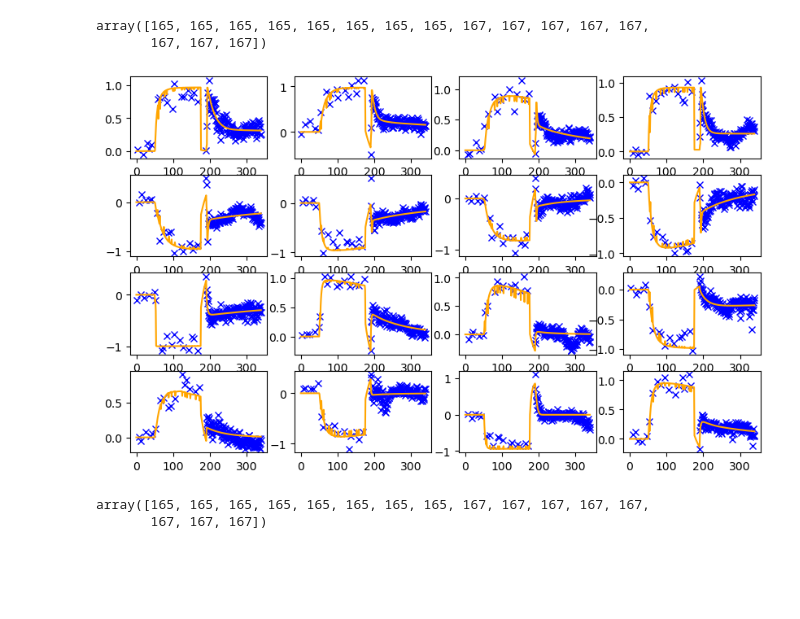
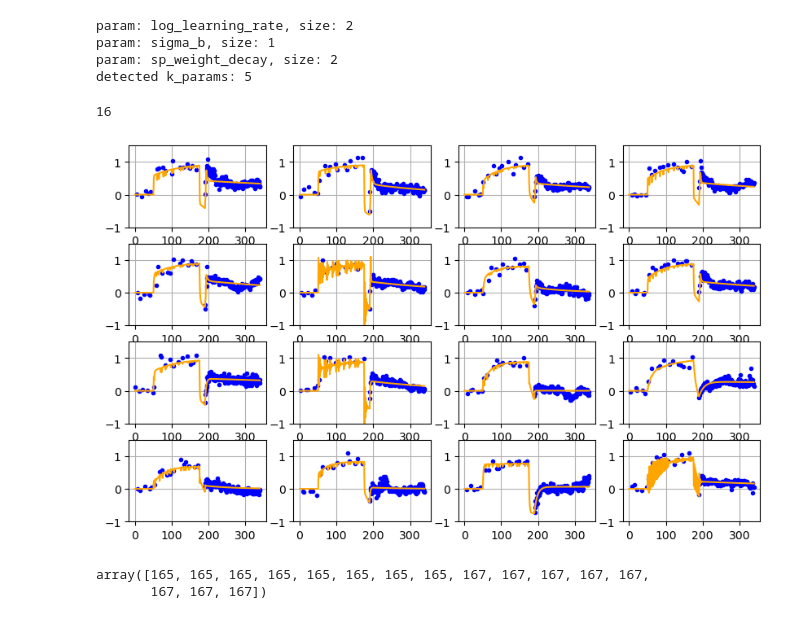
Before and after one commit to sashkarivkind/contextual_frogs, a Jupyter notebook: experimental/optim/result_view_part2.ipynb, the cells around one changed output. Drawn from its saved outputs; the diff is of its cells as text; code cells hidden in the pictures; blank space fills up the shorter version.

Commit message:
bounded lr and decay

```diff
--- a/experimental/optim/result_view_part2.ipynb
+++ b/experimental/optim/result_view_part2.ipynb
@@ -9,4 +9,37 @@ import pandas as pd
 import torch
 import os
 from stat_utils import bic_gaussian_from_rmse
-result_path = '/homes/ar2342/one_more_dir/contextual_frogs/results_part2/hello_part2_try2/'
+#result_path = '/homes/ar2342/one_more_dir/contextual_frogs/results_part2/hello_part2_try2/'
+# result_path = '/homes/ar2342/one_more_dir/contextual_frogs/results_part2/hello_part2_basicPlusInjPlusUfb/'
+# result_path = '/homes/ar2342/one_more_dir/contextual_frogs/results_part2/hello_part2_LRmin_XLsigmoidFull_noAwithUfb/'
+# result_path = '/homes/ar2342/one_more_dir/contextual_frogs/results_part2/hello_part2_LRmin_XLsigmoidFull/'
+# result_path = '/homes/ar2342/one_more_dir/contextual_frogs/results_part2/hello_part2_LRmin_XLsigmoidFRMSprop/'
+# result_path = '/homes/ar2342/one_more_dir/contextual_frogs/results_part2/hello_part2_LRmin_basicBwdCapatRMSprop/'
+# result_path = '/homes/ar2342/one_more_dir/contextual_frogs/results_part2/hello_part2_LRmin_basicBwdCapatRMSprop_inj/'
+# result_path = '/homes/ar2342/one_more_dir/contextual_frogs/results_part2/hello_part2_LRmin_basicBwdCapatRMSprop_LRflr1e/'
+# result_path = '/homes/ar2342/one_more_dir/contextual_frogs/results_part2/deleteme_u/' #U fbk
+# result_path = '/homes/ar2342/one_more_dir/contextual_frogs/results_part2/experimental_um1a/'
+# result_path = '/homes/ar2342/one_more_dir/contextual_frogs/results_part2/zz1_deleteme/'
+
+
+# result_path_aux = '/homes/ar2342/one_more_dir/contextual_frogs/results_part2/hello_part2_LRmin_basicBwdCapatRMSprop_M2noAnoLRD_injLim0p45/'
+# result_path = '/homes/ar2342/one_more_dir/contextual_frogs/results_part2/hello_part2_LRmin_basicBwdCapatRMSprop_M2noAnoLRD_inj_REDO/'
+# result_path = '/homes/ar2342/one_more_dir/contextual_frogs/results_part2/hello_part2_LRmin_basicBwdCapatRMSprop_M2noAnoLRD_inj_REDO_Noi/'
+# result_path = '/homes/ar2342/one_more_dir/contextual_frogs/results_part2/hello_part2_LRmin_basicBwdCapatRMSprop_M2noAnoLRD_inj_REDOsigmoid/'
+# result_path = '/homes/ar2342/one_more_dir/contextual_frogs/results_part2/hello_part2_LRmin_basicBwdCapatRMSprop_M2noAnoLRD_inj/'
+result_path = '/homes/ar2342/one_more_dir/contextual_frogs/results_part2/state_space_2rates/'
+
+# result_path = '/homes/ar2342/one_more_dir/contextual_frogs/results_part2/hello_part2_LRmin_basicBwdCapatRMSprop_M2noAnoLRD_inj_decCap0p3/'
+# result_path = '/homes/ar2342/one_more_dir/contextual_frogs/results_part2/hello_part2_LRmin_basicBwdCapatRMSprop_M2noAnoLRD_inj_REDO_NoiNewIC/'
+# result_path = '/homes/ar2342/one_more_dir/contextual_frogs/results_part2/hello_part2_LRmin_basicBwdCapatRMSprop_M2noAnoLRD_inj_REDO_NoiNewICSWeights/'
+
+
+# result_path = '/homes/ar2342/one_more_dir/contextual_frogs/results_part2/hello_part2_LRmin_basicBwdCapatRMSprop_M2noAnoLRD_injMU/'
+# result_path = '/homes/ar2342/one_more_dir/contextual_frogs/results_part2/hello_part2_tryMU5opt3withSaves/'
+# result_path = '/homes/ar2342/one_more_dir/contextual_frogs/results_part2/hello_part2_tryMU5opt3withSavesRMSprop/'
+# result_path = '/homes/ar2342/one_more_dir/contextual_frogs/results_part2/hello_part2_tryMU5opt3withSavesRMSprop_LRflr1em1/'
+
+
+
+# result_path = '/homes/ar2342/one_more_dir/contextual_frogs/results_part2/hello_part2_tryMulti102/'
+# result_path = '/homes/ar2342/one_more_dir/contextual_frogs/results_part2/hello_part2_tryMulti104trySchV2_m2u/'
@@ -13,3 +62,16 @@ result_path = '/homes/ar2342/one_more_dir/contextual_frogs/results_part2/hello_p
+# %%
+#read saved model parameters
+model_state_dict = torch.load(os.path.join(result_path, 'model_state_dict.pt'), map_location='cpu')
+# if result_path_aux is not None:
+#     model_state_dict_aux = torch.load(os.path.join(result_path_aux, 'model_state_dict.pt'), map_location='cpu')
+# plt.hist(model_state_dict['output_scale'].cpu().numpy(), bins=30)
+k_params = compute_k_params(model_state_dict)
+print(f'detected k_params: {k_params}')
+# %% [output]
+param: log_learning_rate, size: 2
+param: sigma_b, size: 1
+param: sp_weight_decay, size: 2
+detected k_params: 5
 # %%
 
 
@@ -31,23 +97,26 @@ best_rmse = np.min(rmse, axis=1)
 # %%
-n_samples
+subjs
 # %% [output]
-array([165, 165, 165, 165, 165, 165, 165, 165, 167, 167, 167, 167, 167,
-       167, 167, 167])
+16
 # %%
 
 plt.figure(figsize=(10, 6))
 plt.subplot(4, 4, 1)
+cnt=0
 for ii, (this_exp, this_pred) in enumerate(zip(a_exp.T, a_pred.T)):
     plt.subplot(4, 4, 1 + ii//seeds)
+    polarity = np.sign(np.nanmean(this_exp[:175]))
     if ii % seeds == 0:
-        plt.plot(this_exp,'x', label='Experimental', color='blue')
+        plt.plot(polarity*this_exp,'.', label='Experimental', color='blue')
     if ii % seeds == best_seed_idx[ii//seeds]:
-        plt.plot(this_pred, label='Predicted', color='orange')
+        plt.plot(polarity*this_pred, label='Predicted', color='orange')
+        plt.grid() #; print(cnt); cnt+=1
+        plt.ylim([-1,1.5])
     # plt.xlabel('trials')
     # plt.ylabel('adaptation')
     # plt.title('Experimental vs Predicted Data')
 # %% [output]
-[figure, old version]
+[figure, new version]
 # %%
 # rmse = np.sqrt(np.nanmean((a_exp - a_pred) ** 2,axis=0)).reshape([subjs, seeds])
 # n_samples = np.sum(~np.isnan(a_exp),axis=0).reshape([subjs, seeds])
```
Also changed, not shown: parts of 43 cells of this notebook, 4 other files.
